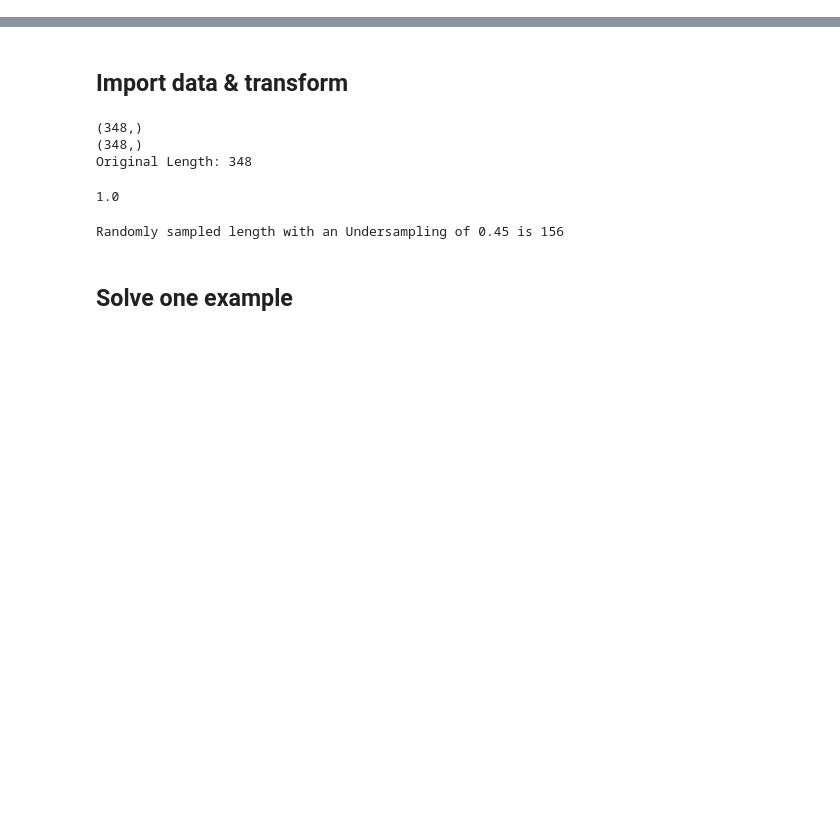
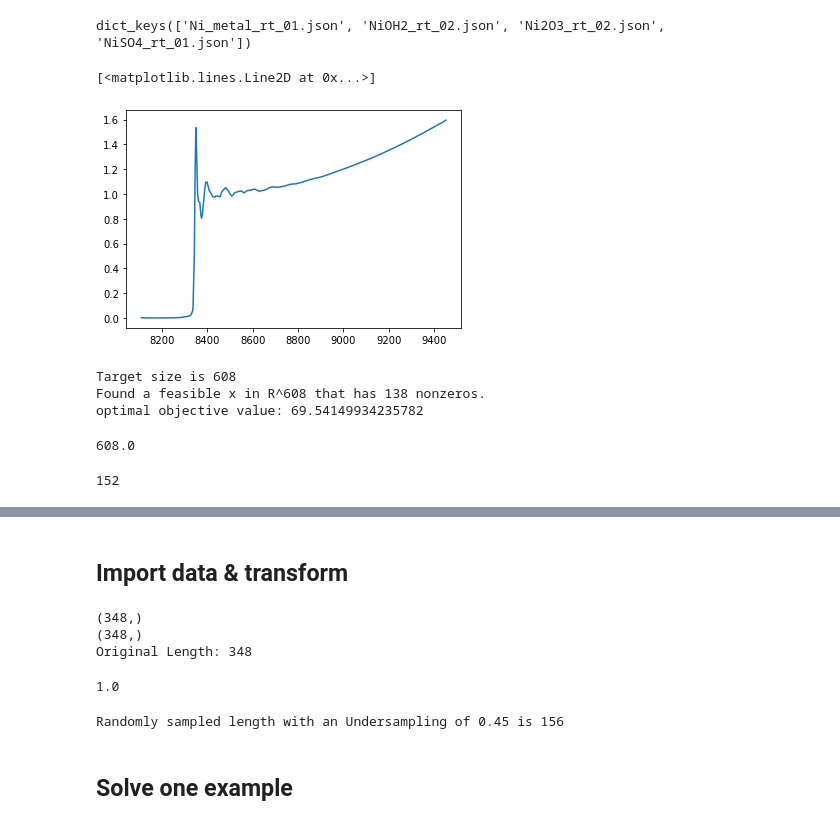
Before and after one commit to koch-kil/xanes_cs, a Jupyter notebook: compressive_sensing_for_xanes.ipynb, the cells around one changed output, grey strips where cells are left out. Saved outputs shown, nothing was run; the diff lists cells and outputs as text; code cells hidden in the pictures; blank space fills up the shorter version.

Commit message:
added data and run the notebook

```diff
--- a/compressive_sensing_for_xanes.ipynb
+++ b/compressive_sensing_for_xanes.ipynb
@@ -16,0 +115,2 @@ import math
+# %%
+data_dir = r'/Users/kili/Dropbox/My Mac (Kilian’s MacBook Air)/Documents/GitHub/xray_dl_reconstruction/databases/data/valid_data'
@@ -16,0 +120,38 @@ import math
+# %%
+oxidation_list = ['Ni_metal_rt_01.json',
+                'NiOH2_rt_02.json',
+                'Ni2O3_rt_02.json',
+                'NiSO4_rt_01.json']
+# %%
+datadict = {}
+for filename in oxidation_list:
+    with open(data_dir+'/'+filename) as f:
+        datadict[filename] = json.load(f)
+# %%
+datadict.keys()
+# %% [output]
+dict_keys(['Ni_metal_rt_01.json', 'NiOH2_rt_02.json', 'Ni2O3_rt_02.json', 'NiSO4_rt_01.json'])
+# %%
+a = pd.DataFrame([datadict['NiOH2_rt_02.json']['x_vals'],
+              datadict['NiOH2_rt_02.json']['y_vals']]).T
+a.columns = ['x_vals', 'y_vals']
+us = a.sample(frac=0.35).sort_index()
+# %%
+plt.plot(us.x_vals, us.y_vals)
+# %% [output]
+[<matplotlib.lines.Line2D at 0x...>]
+[figure, added]
+# %%
+sig, res = cs.compressive_reconstruction(us)
+# %% [output]
+Target size is 608
+Found a feasible x in R^608 that has 138 nonzeros.
+optimal objective value: 69.54149934235782
+# %%
+len(us.x_vals) / 0.25
+# %% [output]
+608.0
+# %%
+len(us.x_vals)
+# %% [output]
+152
```
Also changed, not shown: parts of 60 cells of this notebook, 15 other files.
